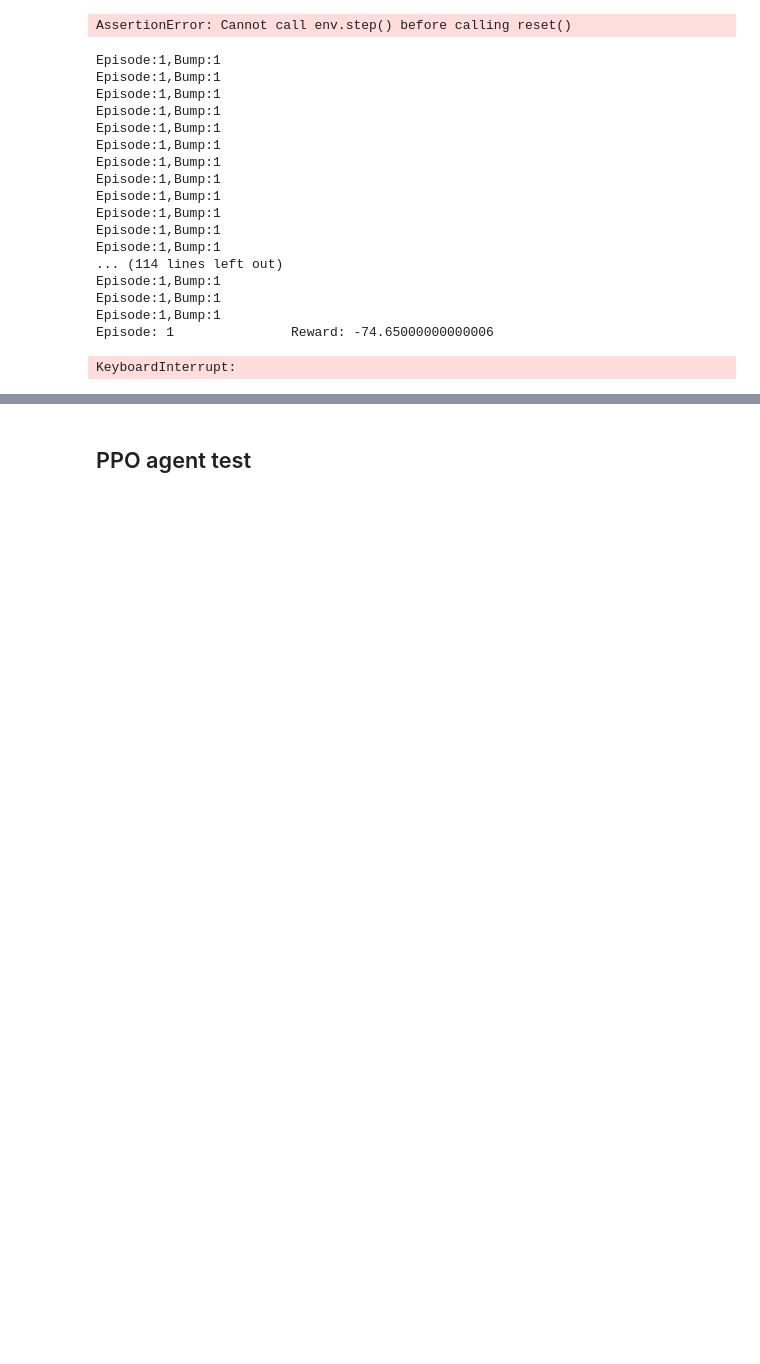
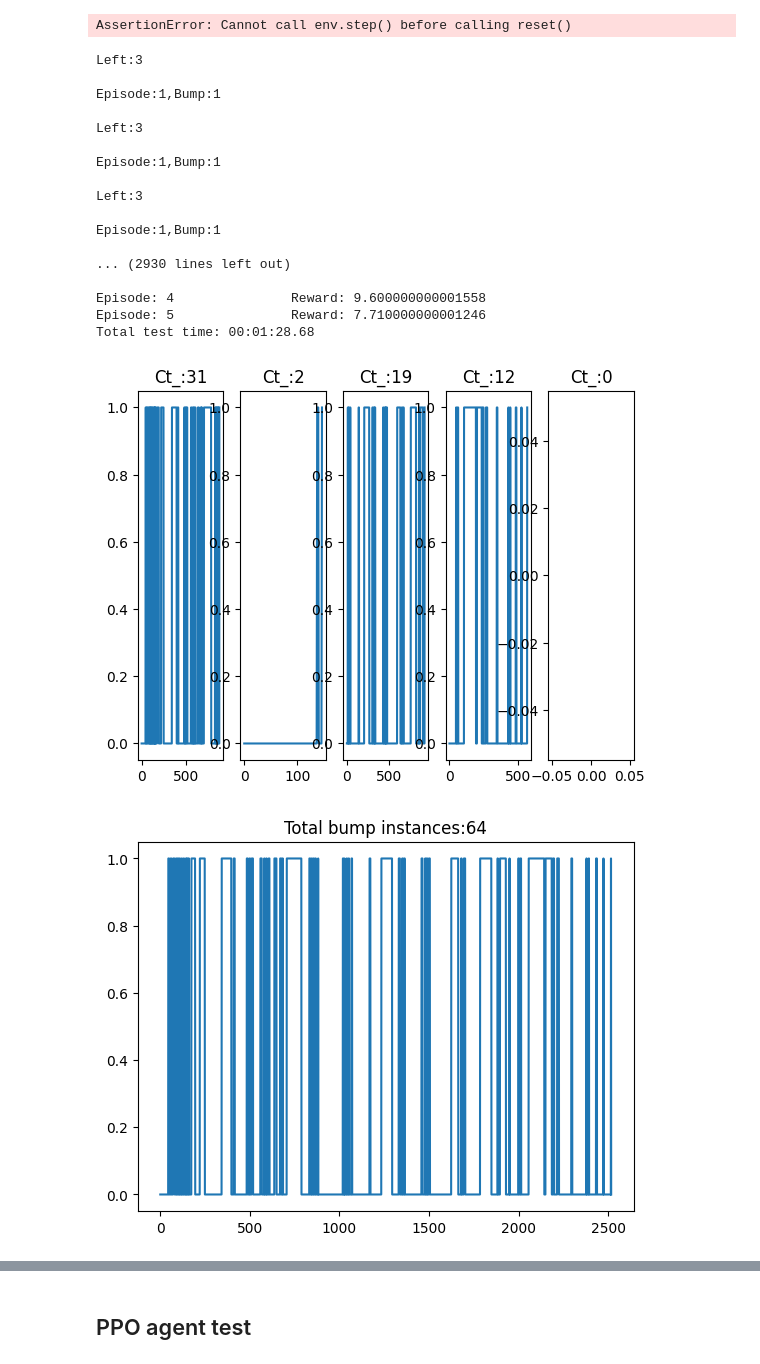
Before and after one commit to zhang-zengjie/Reward4Driving, a Jupyter notebook: LoadModelNTest.ipynb, the cells around one changed output, grey strips where cells are left out. Saved outputs shown, nothing was run; the diff lists cells and outputs as text; code cells hidden in the pictures; blank space fills up the shorter version.

```diff
--- a/LoadModelNTest.ipynb
+++ b/LoadModelNTest.ipynb
@@ -277,7 +277,8 @@ with open(p_model.joinpath(nb_name), "w") as f:
             action = agent_DDPG.act(state)
             ac.append(action)
             state, reward, done, bumps = env.step(action) # reward return
-            print(f'Episode:{ep},Bump:{bumps}')
+            if bumps !=0:
+                print(f'Episode:{ep},Bump:{bumps}\n')
             Ep_bmp.append(bumps)
             T_Bmp.append(bumps)
             ep_reward += reward
@@ -338,45 +339,46 @@ for i in range(total_test_episodes):
     plt.title(f'Ct_:{data["Bump_instance"][i]}')
 
 fig = plt.figure()
 plt.plot(T_Bmp)
 plt.title(f'Total bump instances:{Tcount_DDPG}')
 
 fig = plt.figure()
 ax = fig.add_subplot(111)
 plt.plot(avg_scores)
 # plt.plot(df['Averagescores'])
 plt.ylabel('Scores')
 plt.xlabel(f'Episode {len(avg_scores)}')
 plt.show()
 
 import matplotlib.pyplot as plt
 import pandas as pd
 
 action_list = [0,1,2,3,4]
 h=[]
 for i in action_list:
     h.append(ac.count(i))
 bar_contain = plt.bar(action_list,h)
 plt.xlabel('Action items')
 plt.ylabel('Number of action item used during trial')
 plt.bar_label(bar_contain)
 plt.show()
 # %% [output]
+Left:3
+
 Episode:1,Bump:1
+
+Left:3
+
 Episode:1,Bump:1
+
+Left:3
+
 Episode:1,Bump:1
-Episode:1,Bump:1
-Episode:1,Bump:1
-Episode:1,Bump:1
-Episode:1,Bump:1
-Episode:1,Bump:1
-Episode:1,Bump:1
-Episode:1,Bump:1
-Episode:1,Bump:1
-Episode:1,Bump:1
-... (114 lines left out)
-Episode:1,Bump:1
-Episode:1,Bump:1
-Episode:1,Bump:1
-Episode: 1               Reward: -74.65000000000006
+
+... (2930 lines left out)
+
+Episode: 4               Reward: 9.600000000001558
+Episode: 5               Reward: 7.710000000001246
+Total test time: 00:01:28.68
-KeyboardInterrupt:
+[figure, added]
+[figure, added]
```
Also changed, not shown: parts of 1 cell of this notebook, 2 other files.
